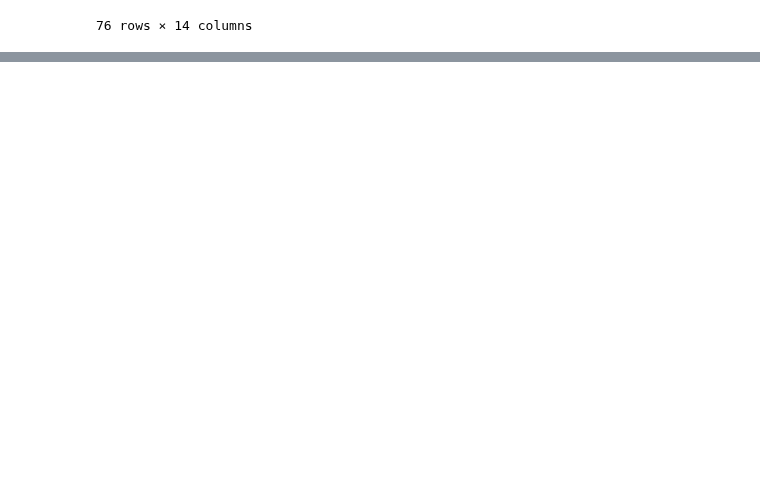
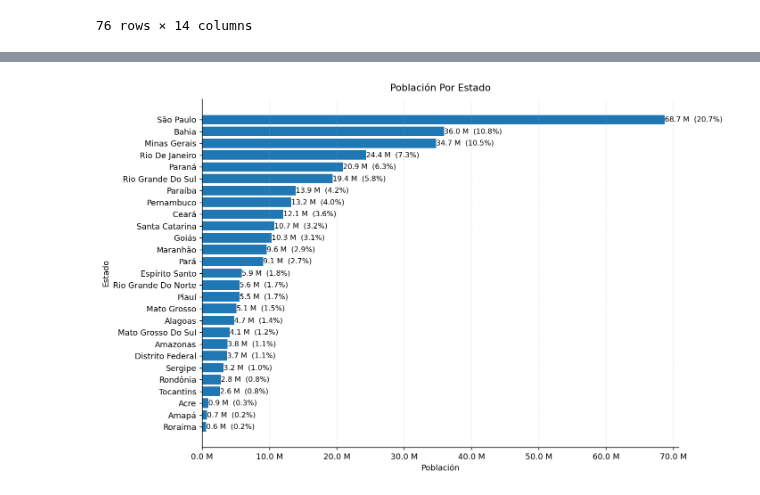
Before and after one commit to harmonize-tools/socio4health, a Jupyter notebook: docs/source/notebooks/example_brasil.ipynb, the cells around one changed output, grey strips where cells are left out. Cells and saved outputs as stored; diff of their text form; code cells hidden in the pictures; blank space fills up the shorter version.

Commit message:
Update Brasil notebook with new plot

```diff
--- a/docs/source/notebooks/example_brasil.ipynb
+++ b/docs/source/notebooks/example_brasil.ipynb
@@ -105,7 +106,7 @@ dic = harmonizer_utils.translate_column(dic, "description", language="en")
 dic = harmonizer_utils.translate_column(dic, "possible_answers", language="en")
 dic = harmonizer_utils.classify_rows(dic, "question_en", "description_en", "possible_answers_en",
                                         new_column_name="category",
-                                        MODEL_PATH="../../../../input/bert_finetuned_classifier")
+                                        MODEL_PATH="../../../../Socio4HealthData/input/bert_finetuned_classifier")
 dic
 # %% [output]
 question translated
@@ -128,5 +129,6 @@ Device set to use cpu
 # %%
 har.dict_df = dic
 har.categories = ["Housing"]
+har.key_col = 'V0001'
 filtered_ddfs = har.data_selector(dfs)
 # %% [output]
@@ -141,0 +165,44 @@ KeyboardInterrupt:
+# %%
+row = dic.loc[dic["variable_name"]=="V0001", ["value","possible_answers"]].iloc[0]
+
+vals = [s for s in re.split(r"\s*;\s*", str(row["value"]).strip(" ;")) if s]
+labs = [s for s in re.split(r"\s*;\s*", str(row["possible_answers"]).strip(" ;")) if s]
+
+idx = pop.index
+if pd.api.types.is_integer_dtype(idx):
+    keys = [int(float(v)) for v in vals]
+elif pd.api.types.is_float_dtype(idx):
+    keys = [float(v) for v in vals]
+else:
+    keys = [str(int(float(v))) for v in vals]
+
+if len(keys) != len(labs):
+    raise ValueError(f"Desalineación: {len(keys)} códigos vs {len(labs)} nombres")
+code2name = dict(zip(keys, labs))
+
+pop_named = pop.rename(index=code2name)
+# %%
+top = pop_named.sort_values()
+top_titled = top.copy()
+top_titled.index = [str(s).title() for s in top.index]
+
+fig, ax = plt.subplots(figsize=(11,7), dpi=130)
+ax.barh(top_titled.index, top_titled.values)
+
+ax.spines["top"].set_visible(False)
+ax.spines["right"].set_visible(False)
+ax.set_title(f"Población Por Estado", pad=10)
+ax.set_xlabel("Población")
+ax.set_ylabel("Estado")
+ax.xaxis.set_major_formatter(FuncFormatter(lambda x, p: f"{x/1e6:.1f} M"))
+
+total = pop_named.sum()
+for i, v in enumerate(top_titled.values):
+    ax.text(v, i, f"{v/1e6:.1f} M  ({v/total:.1%})", va="center", ha="left", fontsize=9)
+
+ax.grid(axis="x", linestyle="--", alpha=0.3)
+plt.margins(x=0.03)
+plt.tight_layout()
+plt.show()
+# %% [output]
+[figure, added]
```
Also changed, not shown: parts of 8 cells of this notebook.
